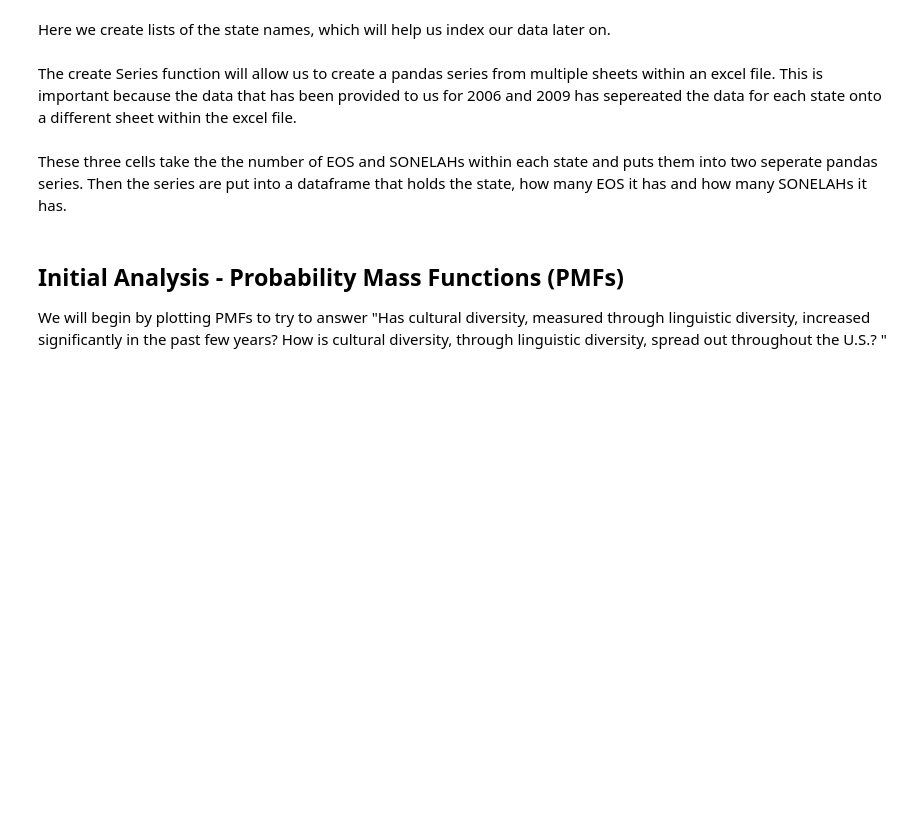
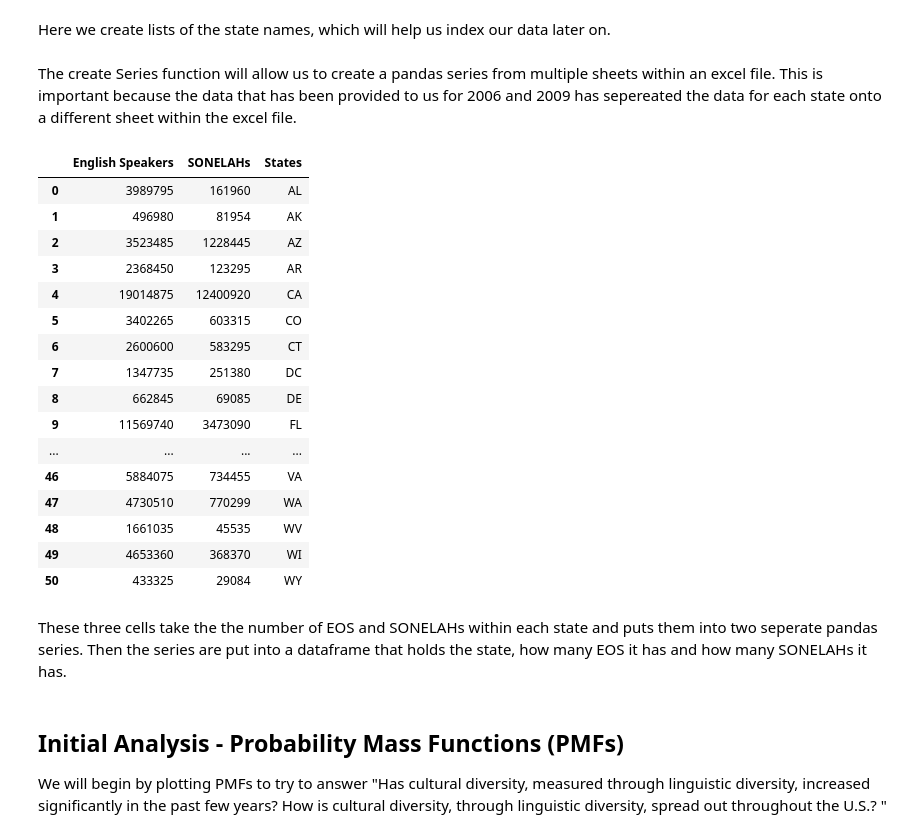
Before and after one commit to AllisonBusa/The-Mother-Tongue-of-US-Communities, a Jupyter notebook: project1-Copy1.ipynb, the cells around one changed output. Cells and saved outputs as stored; diff of their text form; code cells hidden in the pictures; blank space fills up the shorter version.

```diff
--- a/project1-Copy1.ipynb
+++ b/project1-Copy1.ipynb
@@ -83,3 +94,31 @@ df2000=pd.DataFrame({"States": states,"English Speakers":english2000[:51],"SONEL
+# %%
+df =pd.DataFrame()
+createStateDF2000(df,states,statesfull)
+# %%
+df=df.T
+df=df.set_index(pd.Index(range(0,51)))
+df=df.rename(columns={0:"English Speakers",1:"SONELAHs"})
+df["States"]= states
+df2000=df
+df2000
+# %% [output]
+|  | English Speakers | SONELAHs | States |
+| 0 | 3989795 | 161960 | AL |
+| 1 | 496980 | 81954 | AK |
+| 2 | 3523485 | 1228445 | AZ |
+| 3 | 2368450 | 123295 | AR |
+| 4 | 19014875 | 12400920 | CA |
+| 5 | 3402265 | 603315 | CO |
+| 6 | 2600600 | 583295 | CT |
+| 7 | 1347735 | 251380 | DC |
+| 8 | 662845 | 69085 | DE |
+| 9 | 11569740 | 3473090 | FL |
+| ... | ... | ... | ... |
+| 46 | 5884075 | 734455 | VA |
+| 47 | 4730510 | 770299 | WA |
+| 48 | 1661035 | 45535 | WV |
+| 49 | 4653360 | 368370 | WI |
+| 50 | 433325 | 29084 | WY |
 # %%
 #English and Non-English Speakers for 2006
 
```
Also changed, not shown: parts of 4 cells of this notebook.
